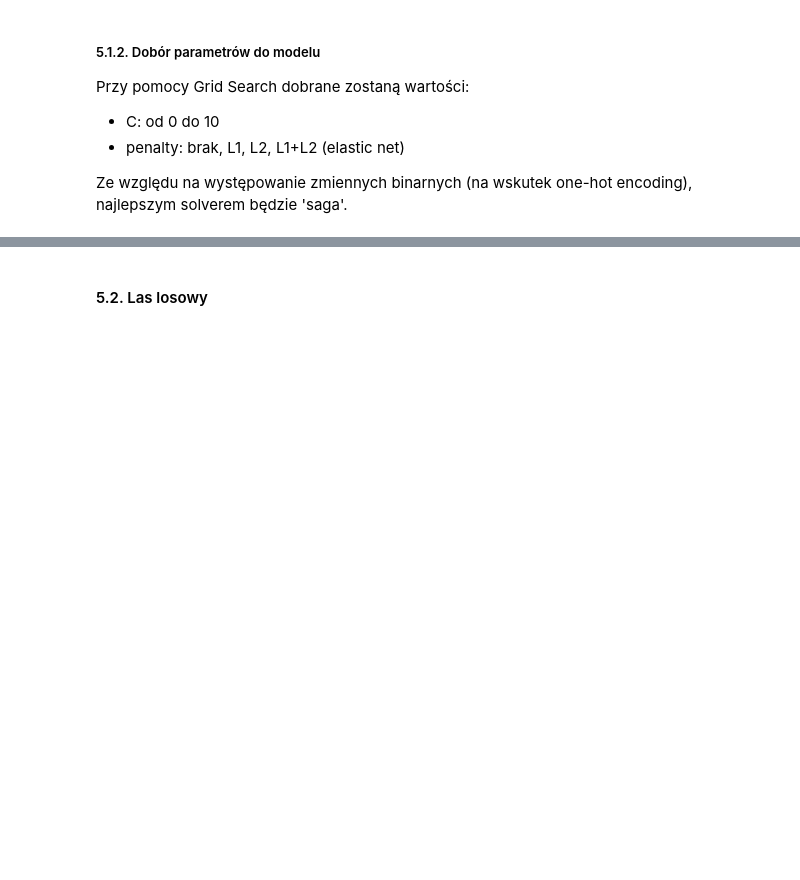
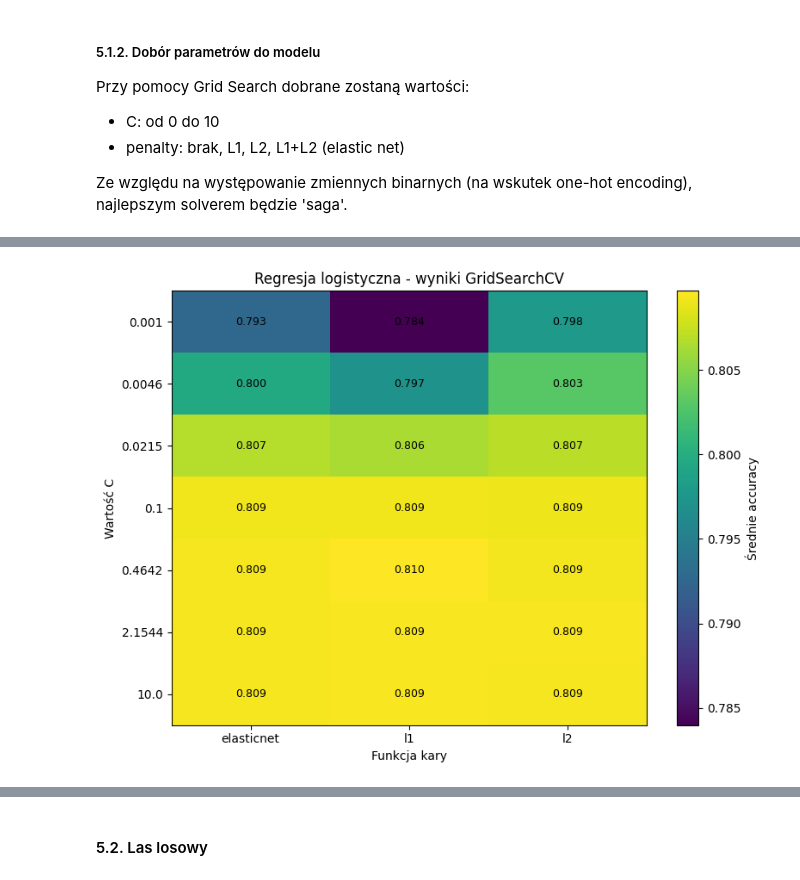
Before and after one commit to hoanganhlinh/SRD-projekt, a Jupyter notebook: adult-classification.ipynb, the cells around one changed output, grey strips where cells are left out. Cells and saved outputs as stored; diff of their text form; code cells hidden in the pictures; blank space fills up the shorter version.

Commit message:
Regresja logistyczna final

```diff
--- a/adult-classification.ipynb
+++ b/adult-classification.ipynb
@@ -790,17 +814,17 @@ Przy pomocy Grid Search dobrane zostaną wartości:
 
 Ze względu na występowanie zmiennych binarnych (na wskutek one-hot encoding), najlepszym solverem będzie 'saga'.
 # %%
-lr = LogisticRegression(solver="saga", class_weight='balanced', max_iter=1000, random_state=42)
+lr_basic = LogisticRegression(solver="saga", class_weight='balanced', max_iter=1000, random_state=42, l1_ratio=0.5)
 
 C_grid = np.logspace(-3, 1, 7) # np.linspace(0.01, 10, 100)
-penalty = [None] # [None, "l1", "l2", "elasticnet"]
+penalty = ["l1", "l2", "elasticnet"]
 param_grid = {"penalty": penalty, "C": C_grid}
 # %%
 grid_search = GridSearchCV(
-    estimator=lr,
+    estimator=lr_basic,
     param_grid=param_grid,
     scoring="accuracy",
-    cv=8,
+    cv=5,
     n_jobs=-1
 )
 
@@ -823,0 +856,36 @@ GridSearch:     0.7813875630
+# %%
+results = pd.DataFrame(grid_search.cv_results_)
+
+pivot = results.pivot_table(
+    values="mean_test_score",
+    index="param_C",
+    columns="param_penalty"
+)
+
+pivot = pivot.sort_index()
+
+# heatmapa
+plt.figure(figsize=(8, 6))
+plt.imshow(pivot, aspect="auto")
+plt.colorbar(label="Średnie accuracy")
+
+plt.xticks(range(len(pivot.columns)), pivot.columns)
+plt.yticks(range(len(pivot.index)), np.round(pivot.index, 4))
+
+plt.xlabel("Funkcja kary")
+plt.ylabel("Wartość C")
+plt.title("Regresja logistyczna - wyniki GridSearchCV")
+
+for i in range(pivot.shape[0]):
+    for j in range(pivot.shape[1]):
+        value = pivot.iloc[i, j]
+        plt.text(
+            j, i, f"{value:.3f}",
+            ha="center", va="center",
+            color="black", fontsize=9
+        )
+
+plt.tight_layout()
+plt.show()
+# %% [output]
+[figure, added]
```
Also changed, not shown: parts of 30 cells of this notebook.
